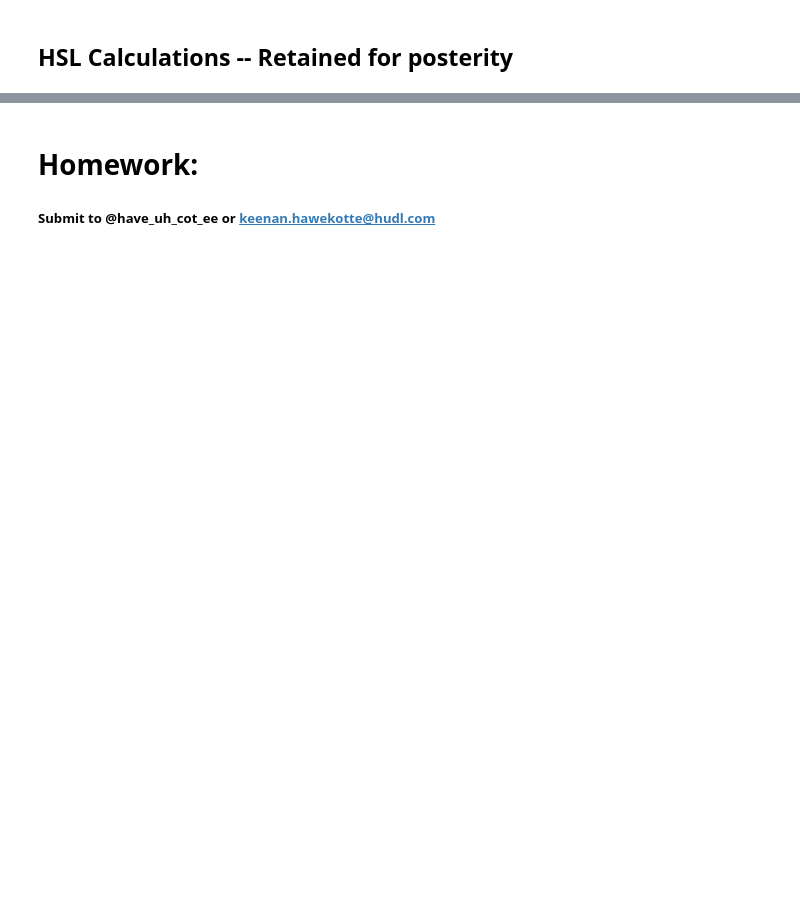
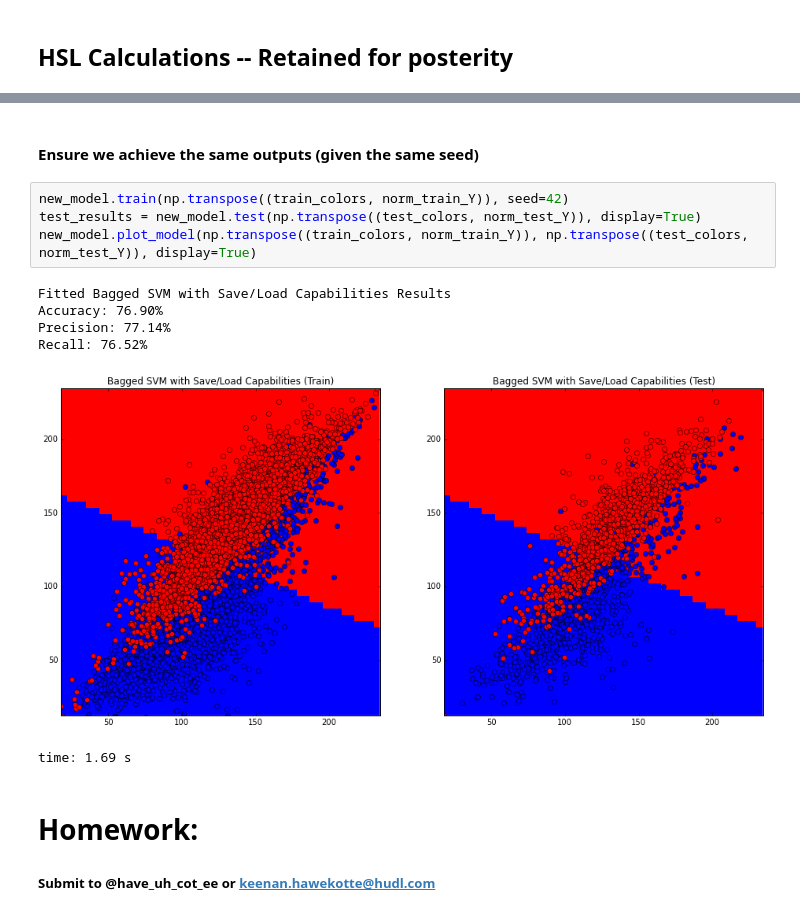
Before and after one commit to secander/classifiers101, a Jupyter notebook: Lecture 3 - Classifier Performance and Adv Classification Techniques/Classifier Performance and Adv Classification Techniques.ipynb, the cells around one changed output, grey strips where cells are left out. Drawn from its saved outputs; the diff is of its cells as text; blank space fills up the shorter version.

```diff
--- a/Lecture 3 - Classifier Performance and Adv Classification Techniques/Classifier Performance and Adv Classification Techniques.ipynb
+++ b/Lecture 3 - Classifier Performance and Adv Classification Techniques/Classifier Performance and Adv Classification Techniques.ipynb
@@ -624,3 +694,16 @@ time: 22.3 ms
+# %% [markdown]
+#### Ensure we achieve the same outputs (given the same seed)
+# %%
+new_model.train(np.transpose((train_colors, norm_train_Y)), seed=42)
+test_results = new_model.test(np.transpose((test_colors, norm_test_Y)), display=True)
+new_model.plot_model(np.transpose((train_colors, norm_train_Y)), np.transpose((test_colors, norm_test_Y)), display=True)
+# %% [output]
+Fitted Bagged SVM with Save/Load Capabilities Results
+Accuracy: 76.90%
+Precision: 77.14%
+Recall: 76.52%
+[figure, added]
+time: 1.69 s
 # %% [markdown]
 # Homework:
 ##### Submit to @have_uh_cot_ee or [keenan.hawekotte@hudl.com](keenan.hawekotte@hudl.com)
```
Also changed, not shown: parts of 27 cells of this notebook, 1 other file.
